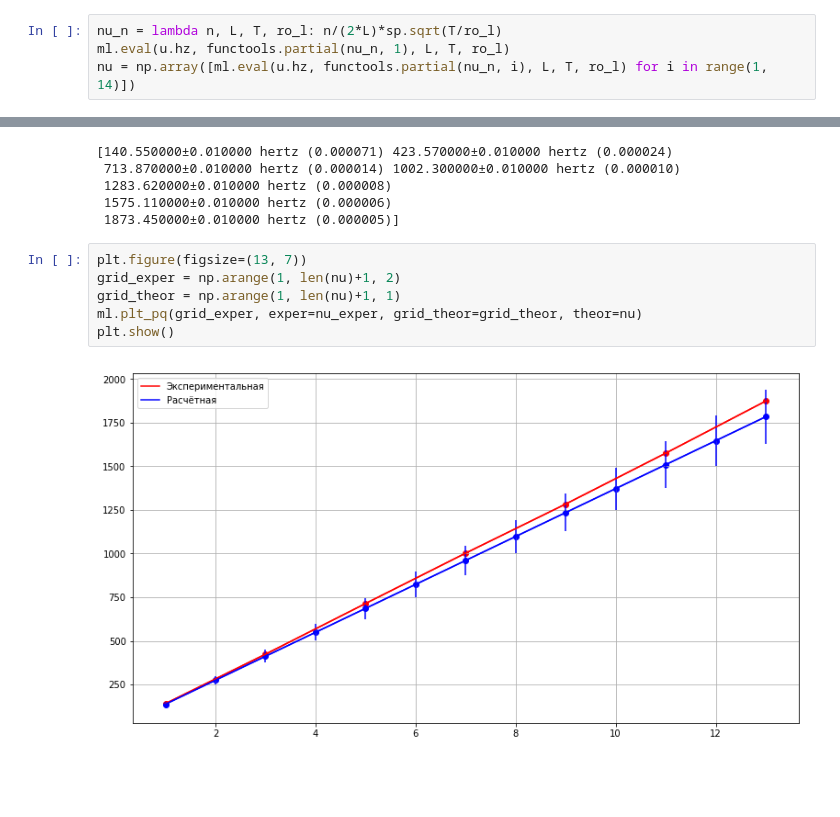
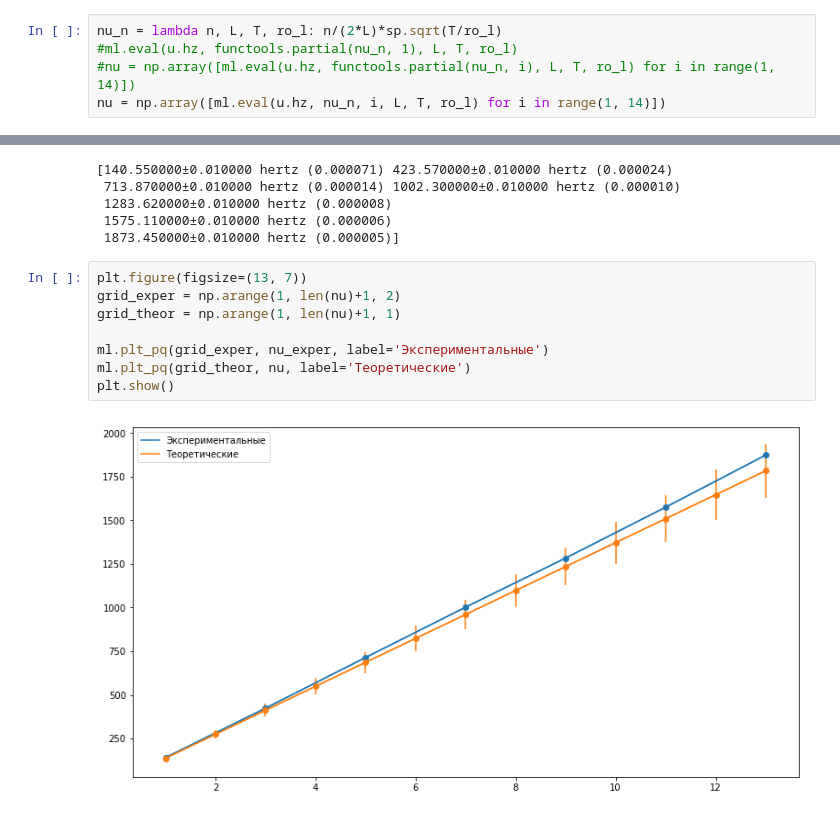
Before and after one commit to Wiki-fan/miptlabs, a Jupyter notebook: lab1.5 example.ipynb, the cells around one changed output, grey strips where cells are left out. Drawn from its saved outputs; the diff is of its cells as text; blank space fills up the shorter version.

```diff
--- a/lab1.5 example.ipynb
+++ b/lab1.5 example.ipynb
@@ -48,8 +50,9 @@ g = ml.PQ(9.815*u.m/(u.s)**2, is_const=True, symbol='g')
 T = ml.eval(u.force, lambda M_tot, g: M_tot*g, M_tot, g, symbol='T')
 # %%
 nu_n = lambda n, L, T, ro_l: n/(2*L)*sp.sqrt(T/ro_l)
-ml.eval(u.hz, functools.partial(nu_n, 1), L, T, ro_l)
-nu = np.array([ml.eval(u.hz, functools.partial(nu_n, i), L, T, ro_l) for i in range(1, 14)])
+#ml.eval(u.hz, functools.partial(nu_n, 1), L, T, ro_l)
+#nu = np.array([ml.eval(u.hz, functools.partial(nu_n, i), L, T, ro_l) for i in range(1, 14)])
+nu = np.array([ml.eval(u.hz, nu_n, i, L, T, ro_l) for i in range(1, 14)])
 # %%
 print(nu)
 # %% [output]
@@ -79,8 +82,10 @@ print(nu_exper)
 # %%
 plt.figure(figsize=(13, 7))
 grid_exper = np.arange(1, len(nu)+1, 2)
 grid_theor = np.arange(1, len(nu)+1, 1)
-ml.plt_pq(grid_exper, exper=nu_exper, grid_theor=grid_theor, theor=nu)
+
+ml.plt_pq(grid_exper, nu_exper, label='Экспериментальные')
+ml.plt_pq(grid_theor, nu, label='Теоретические')
 plt.show()
 # %% [output]
-[figure, old version]
+[figure, new version]
```
Also changed, not shown: parts of 2 cells of this notebook, 3 other files.
